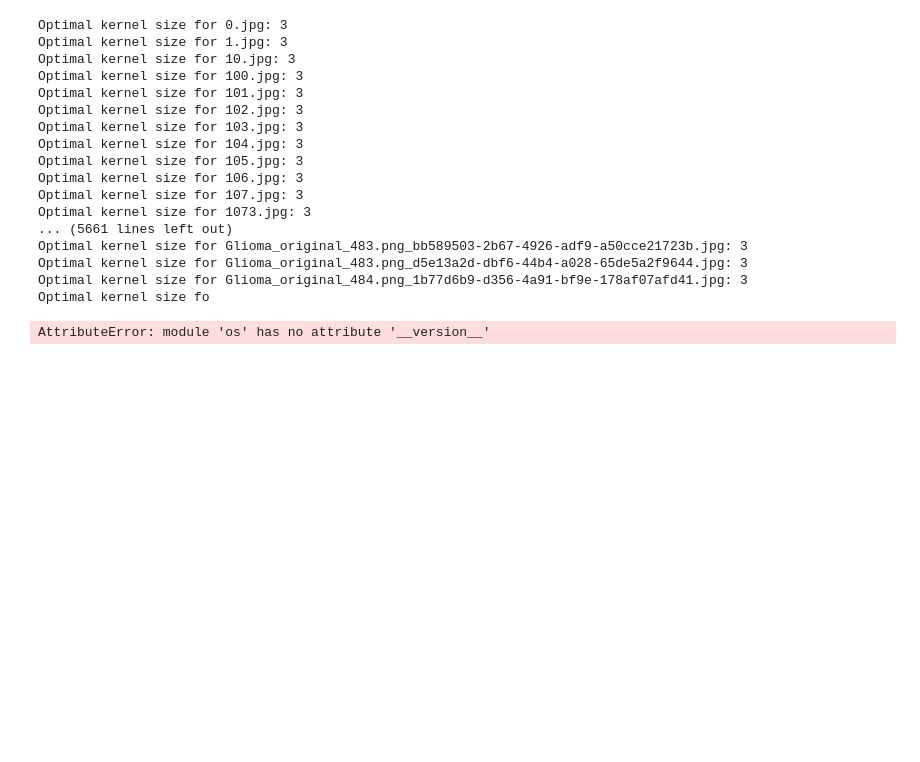
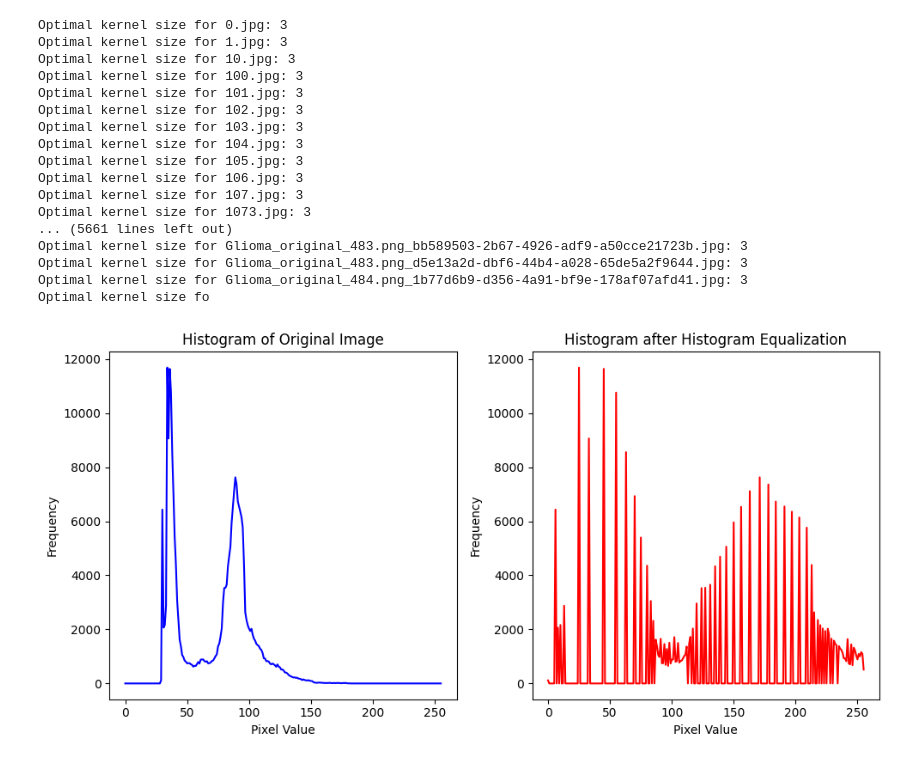
Before and after one commit to Gowri0109/codes, a Jupyter notebook: denoising.ipynb, the cells around one changed output. Saved outputs shown, nothing was run; the diff lists cells and outputs as text; code cells hidden in the pictures; blank space fills up the shorter version.

```diff
--- a/denoising.ipynb
+++ b/denoising.ipynb
@@ -127,8 +127,39 @@ for file_name in os.listdir(input_folder):
     output_file_name = os.path.splitext(file_name)[0] + '_denoised.jpg'
     output_path = os.path.join(output_folder, output_file_name)
     cv2.imwrite(output_path, image)
-# %%
-import os
-print(os.__version__)
-# %% [output]
-AttributeError: module 'os' has no attribute '__version__'
+# %%
+import cv2
+import matplotlib.pyplot as plt
+import numpy as np
+
+# Load the image
+image = cv2.imread("D:\\master_thesis\\datasets\\denoised\\glioma\\246_denoised.jpg", cv2.IMREAD_GRAYSCALE)
+
+# Calculate the histogram of the original image
+hist_original, bins = np.histogram(image.flatten(), 256, [0, 256])
+
+# Apply histogram equalization
+image_eq = cv2.equalizeHist(image)
+
+# Calculate the histogram of the equalized image
+hist_eq, bins = np.histogram(image_eq.flatten(), 256, [0, 256])
+
+# Plot the histograms
+plt.figure(figsize=(10, 5))
+
+plt.subplot(1, 2, 1)
+plt.plot(hist_original, color='b')
+plt.title('Histogram of Original Image')
+plt.xlabel('Pixel Value')
+plt.ylabel('Frequency')
+
+plt.subplot(1, 2, 2)
+plt.plot(hist_eq, color='r')
+plt.title('Histogram after Histogram Equalization')
+plt.xlabel('Pixel Value')
+plt.ylabel('Frequency')
+
+plt.tight_layout()
+plt.show()
+# %% [output]
+[figure, added]
```
